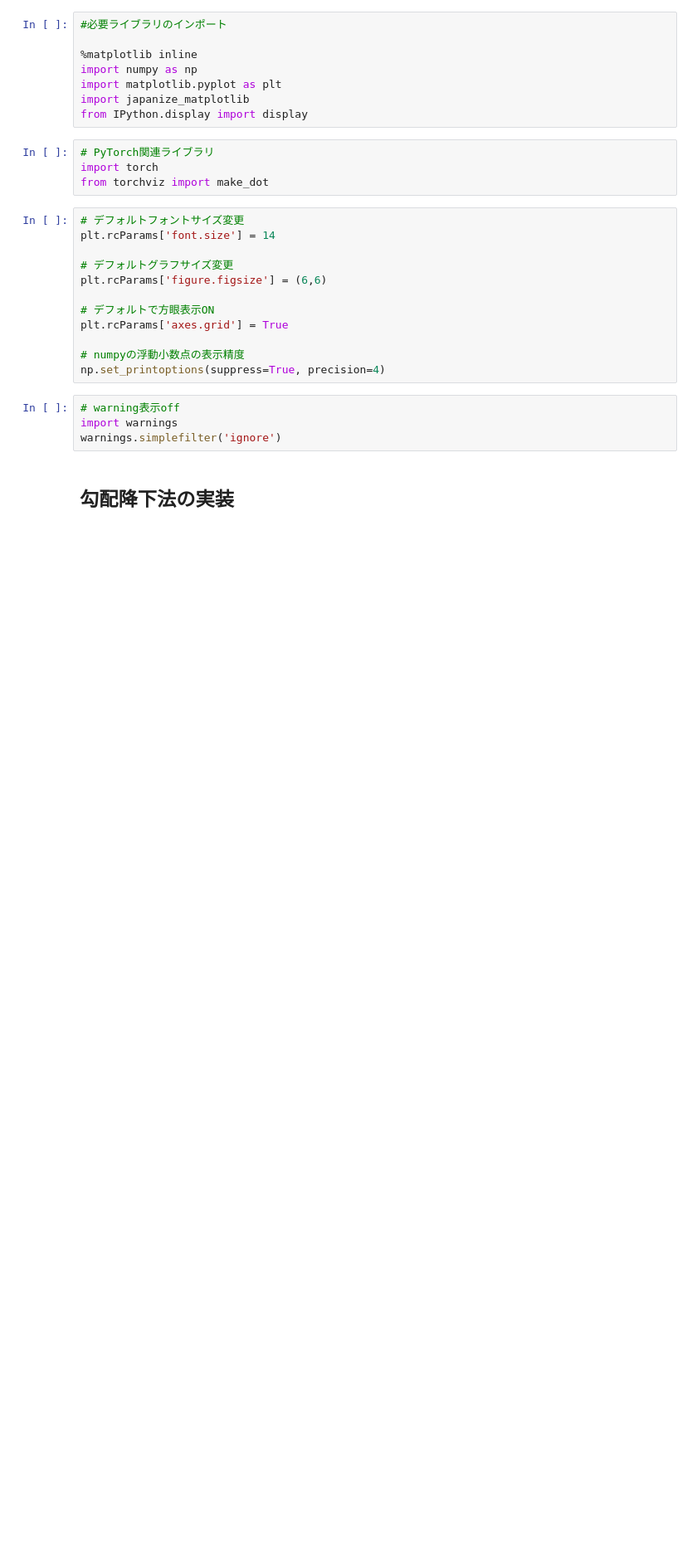
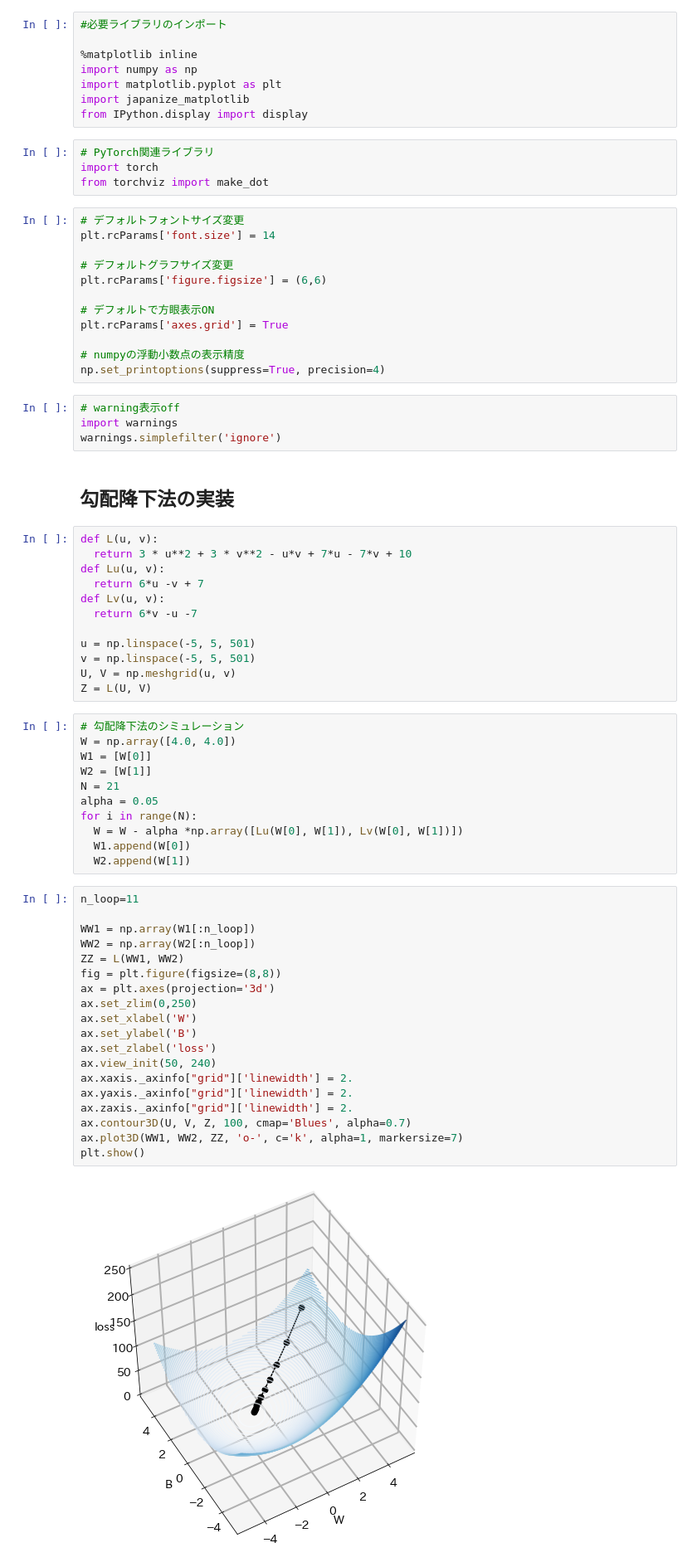
Before and after one commit to newstage75/ML_study, a Jupyter notebook: 最短Pytorch/3章初めての機械学習.ipynb, the cells around one changed output. Shown: that part at 83% size. Cells and saved outputs as stored; diff of their text form; blank space fills up the shorter version.

```diff
--- a/最短Pytorch/3章初めての機械学習.ipynb
+++ b/最短Pytorch/3章初めての機械学習.ipynb
@@ -45,3 +45,47 @@ import warnings
 warnings.simplefilter('ignore')
 # %% [markdown]
 ## 勾配降下法の実装
+# %%
+def L(u, v):
+  return 3 * u**2 + 3 * v**2 - u*v + 7*u - 7*v + 10
+def Lu(u, v):
+  return 6*u -v + 7
+def Lv(u, v):
+  return 6*v -u -7
+
+u = np.linspace(-5, 5, 501)
+v = np.linspace(-5, 5, 501)
+U, V = np.meshgrid(u, v)
+Z = L(U, V)
+# %%
+# 勾配降下法のシミュレーション
+W = np.array([4.0, 4.0])
+W1 = [W[0]]
+W2 = [W[1]]
+N = 21
+alpha = 0.05
+for i in range(N):
+  W = W - alpha *np.array([Lu(W[0], W[1]), Lv(W[0], W[1])])
+  W1.append(W[0])
+  W2.append(W[1])
+# %%
+n_loop=11
+
+WW1 = np.array(W1[:n_loop])
+WW2 = np.array(W2[:n_loop])
+ZZ = L(WW1, WW2)
+fig = plt.figure(figsize=(8,8))
+ax = plt.axes(projection='3d')
+ax.set_zlim(0,250)
+ax.set_xlabel('W')
+ax.set_ylabel('B')
+ax.set_zlabel('loss')
+ax.view_init(50, 240)
+ax.xaxis._axinfo["grid"]['linewidth'] = 2.
+ax.yaxis._axinfo["grid"]['linewidth'] = 2.
+ax.zaxis._axinfo["grid"]['linewidth'] = 2.
+ax.contour3D(U, V, Z, 100, cmap='Blues', alpha=0.7)
+ax.plot3D(WW1, WW2, ZZ, 'o-', c='k', alpha=1, markersize=7)
+plt.show()
+# %% [output]
+[figure, added]
```
Also changed, not shown: parts of 1 cell of this notebook.
